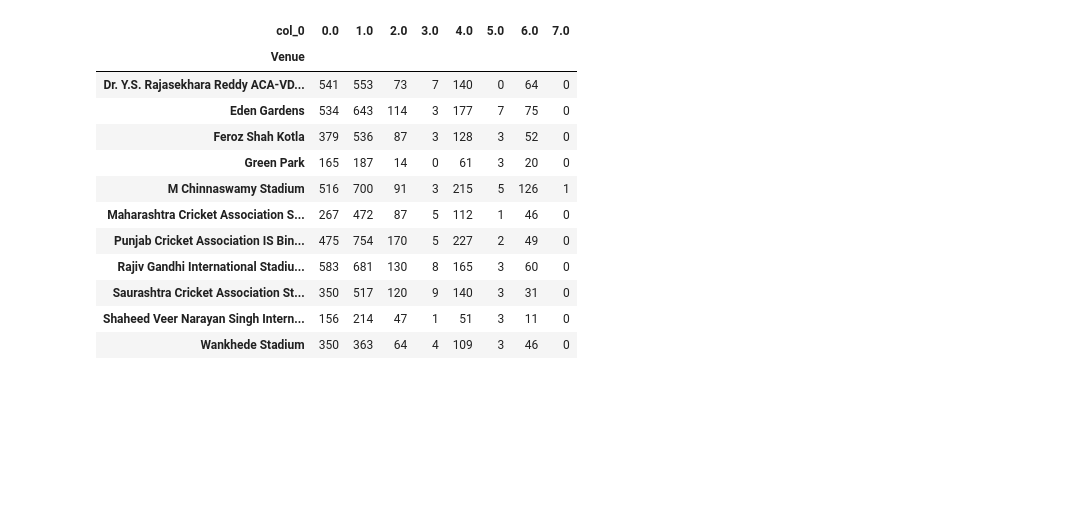
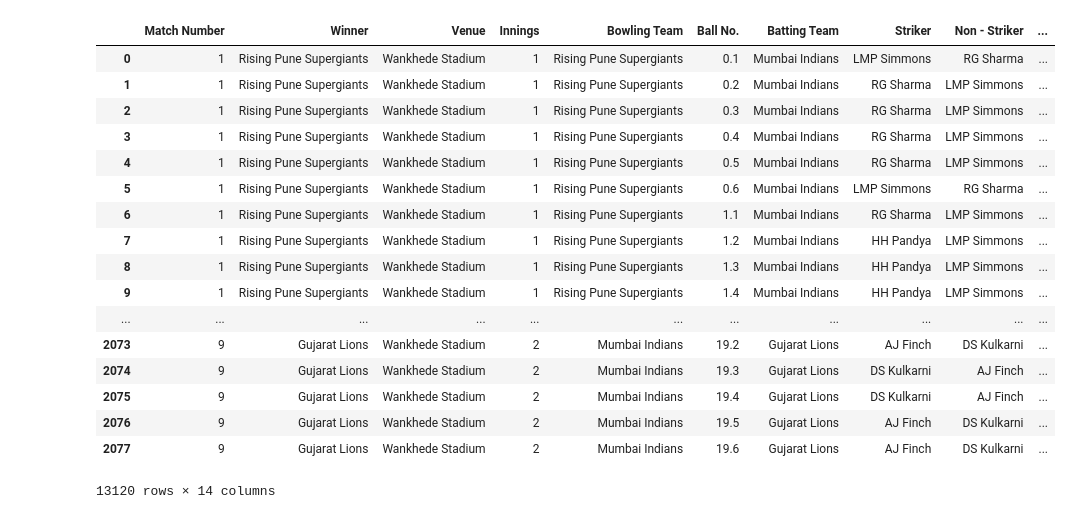
Before and after one commit to chrisrauch193/CS2006Practical3, a Jupyter notebook: Testing Data.ipynb, the cells around one changed output. Drawn from its saved outputs; the diff is of its cells as text; code cells hidden in the pictures; blank space fills up the shorter version.

```diff
--- a/Testing Data.ipynb
+++ b/Testing Data.ipynb
@@ -29,19 +8,26 @@ lf
-# %%
-pf = pd.crosstab(lf['Venue'],lf['Runs'] + lf['Extras'])
-pf.rename(index={0:'Balls'})
-pf
-# %% [output]
-| col_0 | 0.0 | 1.0 | 2.0 | 3.0 | 4.0 | 5.0 | 6.0 | 7.0 |
-| Venue |  |  |  |  |  |  |  |  |
-| Dr. Y.S. Rajasekhara Reddy ACA-VD... | 541 | 553 | 73 | 7 | 140 | 0 | 64 | 0 |
-| Eden Gardens | 534 | 643 | 114 | 3 | 177 | 7 | 75 | 0 |
-| Feroz Shah Kotla | 379 | 536 | 87 | 3 | 128 | 3 | 52 | 0 |
-| Green Park | 165 | 187 | 14 | 0 | 61 | 3 | 20 | 0 |
-| M Chinnaswamy Stadium | 516 | 700 | 91 | 3 | 215 | 5 | 126 | 1 |
-| Maharashtra Cricket Association S... | 267 | 472 | 87 | 5 | 112 | 1 | 46 | 0 |
-| Punjab Cricket Association IS Bin... | 475 | 754 | 170 | 5 | 227 | 2 | 49 | 0 |
-| Rajiv Gandhi International Stadiu... | 583 | 681 | 130 | 8 | 165 | 3 | 60 | 0 |
-| Saurashtra Cricket Association St... | 350 | 517 | 120 | 9 | 140 | 3 | 31 | 0 |
-| Shaheed Veer Narayan Singh Intern... | 156 | 214 | 47 | 1 | 51 | 3 | 11 | 0 |
-| Wankhede Stadium | 350 | 363 | 64 | 4 | 109 | 3 | 46 | 0 |
+# %%
+IPLData['Runs'] = IPLData['Runs'].astype(int)
+IPLData['Extras'] = IPLData['Extras'].astype(int)
+IPLData['Innings'] = IPLData['Innings'].astype(int)
+IPLData['Match Number'] = IPLData['Match Number'].astype(int)
+IPLData
+# %% [output]
+|  | Match Number | Winner | Venue | Innings | Bowling Team | Ball No. | Batting Team | Striker | Non - Striker | ... |
+| 0 | 1 | Rising Pune Supergiants | Wankhede Stadium | 1 | Rising Pune Supergiants | 0.1 | Mumbai Indians | LMP Simmons | RG Sharma | ... |
+| 1 | 1 | Rising Pune Supergiants | Wankhede Stadium | 1 | Rising Pune Supergiants | 0.2 | Mumbai Indians | RG Sharma | LMP Simmons | ... |
+| 2 | 1 | Rising Pune Supergiants | Wankhede Stadium | 1 | Rising Pune Supergiants | 0.3 | Mumbai Indians | RG Sharma | LMP Simmons | ... |
+| 3 | 1 | Rising Pune Supergiants | Wankhede Stadium | 1 | Rising Pune Supergiants | 0.4 | Mumbai Indians | RG Sharma | LMP Simmons | ... |
+| 4 | 1 | Rising Pune Supergiants | Wankhede Stadium | 1 | Rising Pune Supergiants | 0.5 | Mumbai Indians | RG Sharma | LMP Simmons | ... |
+| 5 | 1 | Rising Pune Supergiants | Wankhede Stadium | 1 | Rising Pune Supergiants | 0.6 | Mumbai Indians | LMP Simmons | RG Sharma | ... |
+| 6 | 1 | Rising Pune Supergiants | Wankhede Stadium | 1 | Rising Pune Supergiants | 1.1 | Mumbai Indians | RG Sharma | LMP Simmons | ... |
+| 7 | 1 | Rising Pune Supergiants | Wankhede Stadium | 1 | Rising Pune Supergiants | 1.2 | Mumbai Indians | HH Pandya | LMP Simmons | ... |
+| 8 | 1 | Rising Pune Supergiants | Wankhede Stadium | 1 | Rising Pune Supergiants | 1.3 | Mumbai Indians | HH Pandya | LMP Simmons | ... |
+| 9 | 1 | Rising Pune Supergiants | Wankhede Stadium | 1 | Rising Pune Supergiants | 1.4 | Mumbai Indians | HH Pandya | LMP Simmons | ... |
+| ... | ... | ... | ... | ... | ... | ... | ... | ... | ... | ... |
+| 2073 | 9 | Gujarat Lions | Wankhede Stadium | 2 | Mumbai Indians | 19.2 | Gujarat Lions | AJ Finch | DS Kulkarni | ... |
+| 2074 | 9 | Gujarat Lions | Wankhede Stadium | 2 | Mumbai Indians | 19.3 | Gujarat Lions | DS Kulkarni | AJ Finch | ... |
+| 2075 | 9 | Gujarat Lions | Wankhede Stadium | 2 | Mumbai Indians | 19.4 | Gujarat Lions | DS Kulkarni | AJ Finch | ... |
+| 2076 | 9 | Gujarat Lions | Wankhede Stadium | 2 | Mumbai Indians | 19.5 | Gujarat Lions | AJ Finch | DS Kulkarni | ... |
+| 2077 | 9 | Gujarat Lions | Wankhede Stadium | 2 | Mumbai Indians | 19.6 | Gujarat Lions | AJ Finch | DS Kulkarni | ... |
+13120 rows × 14 columns
 # %%
```
Also changed, not shown: parts of 18 cells of this notebook, 2 other files.
